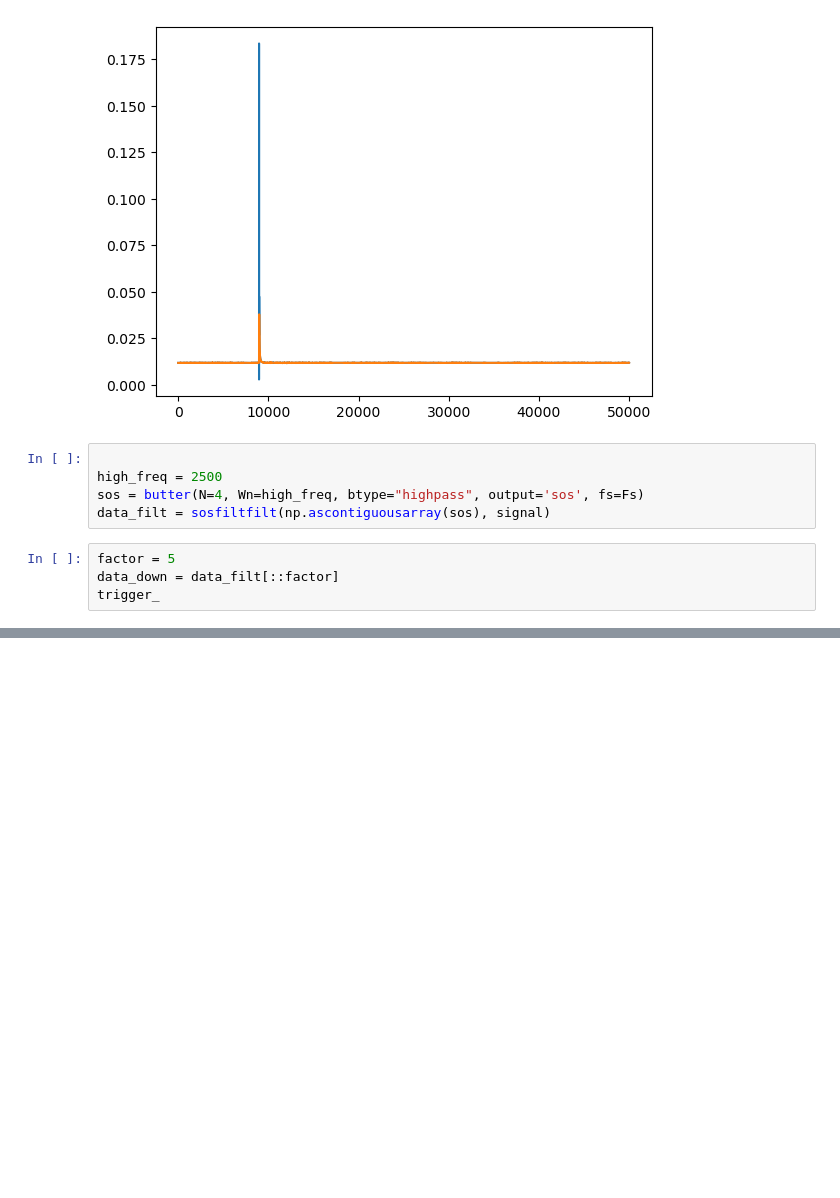
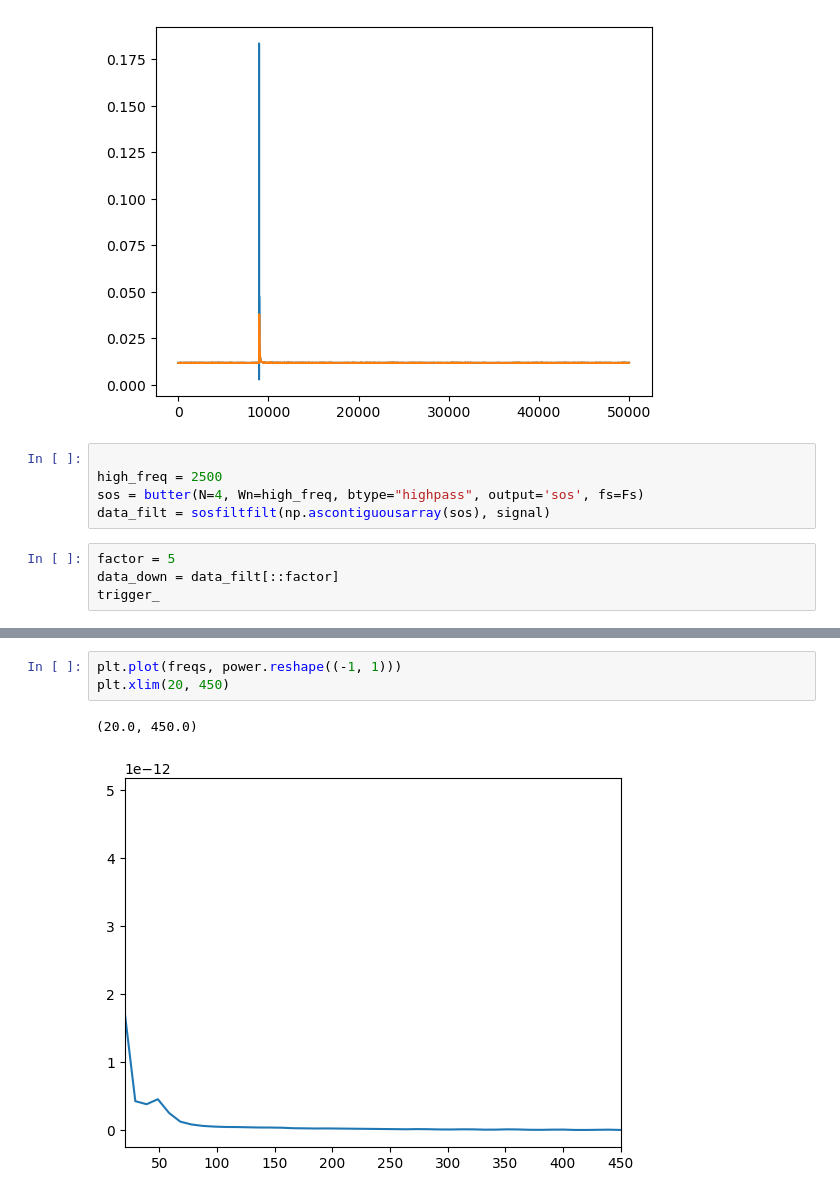
Before and after one commit to JuliaRory/PonkSync-Trainer, a Jupyter notebook: notebooks/00-downsampling.ipynb, the cells around one changed output, grey strips where cells are left out. Drawn from its saved outputs; the diff is of its cells as text; blank space fills up the shorter version.

```diff
--- a/notebooks/00-downsampling.ipynb
+++ b/notebooks/00-downsampling.ipynb
@@ -74,0 +146,6 @@ trigger_
+# %%
+plt.plot(freqs, power.reshape((-1, 1)))
+plt.xlim(20, 450)
+# %% [output]
+(20.0, 450.0)
+[figure, added]
```
Also changed, not shown: parts of 15 cells of this notebook, 12 other files.
